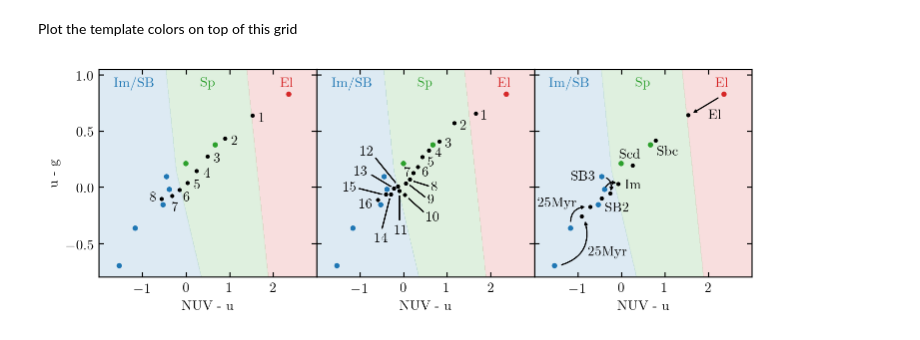
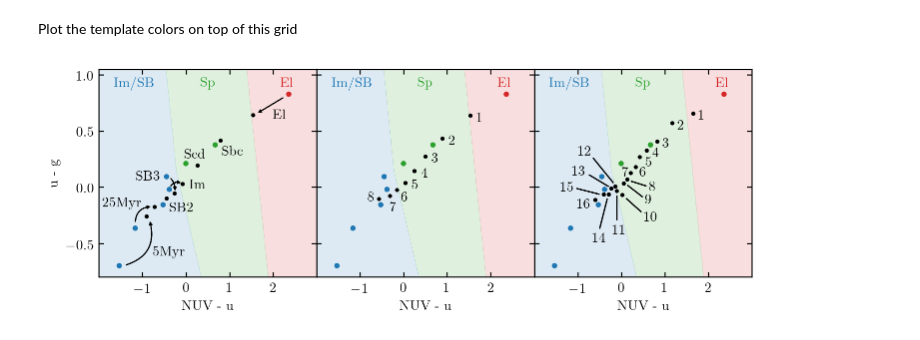
Before and after one commit to dirac-institute/photoz_template_learning, a Jupyter notebook: color_classify.ipynb, the cells around one changed output. Saved outputs shown, nothing was run; the diff lists cells and outputs as text; code cells hidden in the pictures.

Commit message:
Changed the order of the panels in the color classification plot

```diff
--- a/color_classify.ipynb
+++ b/color_classify.ipynb
@@ -113,9 +113,47 @@ for ax in [ax1,ax2,ax3]:
     ax.text(2.3,0.93,'El',c='C3',ha='center',va='center')
 
 
+# The trained cwwsb4 template colors
+
+ax = ax1
+
+ax.scatter(xcolor0_trained,ycolor0_trained,c='k')
+
+style="Simple,tail_width=0.01,head_width=2,head_length=2"
+kw = dict(arrowstyle=style, color="k")
+arrows = []
+for i,(x,y) in enumerate(zip(xcolor0_trained,ycolor0_trained)):
+    if i == 0:
+        arrows.append(patches.FancyArrowPatch((xcolor0[i]-0.08,ycolor0[i]-0.02), (x+0.075,y+0.01),connectionstyle="arc3",lw=0.75,**kw))
+        ax.annotate('El',(x+0.45,y-0.03))
+    if i == 1:
+        ax.annotate('Sbc',(x+0.04,y-0.13))
+    if i == 2:
+        ax.annotate('Scd',(x-0.3,y+0.07))
+    if i == 3:
+        arrows.append(patches.FancyArrowPatch((xcolor0[i],ycolor0[i]+0.01), (x,y),connectionstyle="arc3,rad=-0.5",lw=0.75,**kw))
+        ax.annotate('Im',(x+0.15,y-0.04))
+    if i == 4:
+        arrows.append(patches.FancyArrowPatch((xcolor0[i]+0.05,ycolor0[i]), (x,y+0.005),connectionstyle="arc3,rad=-0.3",lw=0.75,**kw))
+        ax.annotate('SB3',(xcolor0[i]-0.7,ycolor0[i]-0.03))
+    if i == 5:
+        ax.annotate('SB2',(xcolor0[i]+0.15,ycolor0[i]-0.06))
+    if i == 6:
+        arrows.append(patches.FancyArrowPatch((xcolor0[i],ycolor0[i]+0.035), (x-0.05,y),connectionstyle="arc3,rad=-0.5",lw=0.75,**kw))
+        ax.annotate('25Myr',(x-1.2,y))
+    if i == 7:
+        arrows.append(patches.FancyArrowPatch((xcolor0[i]+0.1,ycolor0[i]), (x+0.07,y-0.03),connectionstyle="arc3,rad=.5",lw=0.75,**kw))
+        ax.annotate('5Myr',(x+0.15,y-0.35))
+
+for arrow in arrows:
+    ax.add_patch(arrow)
+
+ax.set_ylabel('u - g')
+
+
 # The 8 trained template colors
 
-ax = ax1
+ax = ax2
 
 ax.scatter(xcolor8,ycolor8,c='k')
 
@@ -129,11 +167,10 @@ for i,(x,y) in enumerate(zip(xcolor8,ycolor8)):
     if i == 7:
         ax.annotate(i+1,(x-0.26,y-0.02))
 
-ax.set_ylabel('u - g')
 
 # The 16 template colors
 
-ax = ax2
+ax = ax3
 
 ax.scatter(xcolor16,ycolor16,c='k')
 
@@ -152,65 +189,31 @@ for i,(x,y) in enumerate(zip(xcolor16,ycolor16)):
     if i == 8:
         ax.annotate(i+1,(x+0.5,y-0.18))
         ax.plot([x+0.1,x+0.43],[y-0.02,y-0.12],c='k',lw=1)
     if i == 9:
         ax.annotate(i+1,(x+0.5,y-0.23))
         ax.plot([x+0.1,x+0.43],[y-0.035,y-0.15],c='k',lw=1)
     if i == 10:
         ax.annotate(i+1,(x-0.1,y-0.38))
         ax.plot([x,x],[y-0.045,y-0.25],c='k',lw=1)
     if i == 11:
         ax.annotate(i+1,(x-0.85,y+0.28))
         ax.plot([x-0.05,x-0.5],[y+0.035,y+0.25],c='k',lw=1)
     if i == 12:
         ax.annotate(i+1,(x-0.9,y+0.12))
         ax.plot([x-0.07,x-0.5],[y+0.02,y+0.12],c='k',lw=1)
     if i == 13:
         ax.annotate(i+1,(x-0.37,y-0.42))
         ax.plot([x-0.03,x-0.2],[y-0.04,y-0.3],c='k',lw=1)
     if i == 14:
         ax.annotate(i+1,(x-0.98,y+0.03))
         ax.plot([x-0.1,x-0.6],[y,y+0.05],c='k',lw=1)
     if i == 15:
         ax.annotate(i+1,(x-0.42,y-0.07))
 
-# The trained cwwsb4 template colors
-
-ax = ax3
-
-ax.scatter(xcolor0_trained,ycolor0_trained,c='k')
-
-style="Simple,tail_width=0.01,head_width=2,head_length=2"
-kw = dict(arrowstyle=style, color="k")
-arrows = []
-for i,(x,y) in enumerate(zip(xcolor0_trained,ycolor0_trained)):
-    if i == 0:
-        arrows.append(patches.FancyArrowPatch((xcolor0[i]-0.08,ycolor0[i]-0.02), (x+0.075,y+0.01),connectionstyle="arc3",lw=0.75,**kw))
-        ax.annotate('El',(x+0.45,y-0.03))
-    if i == 1:
-        ax.annotate('Sbc',(x+0.04,y-0.13))
-    if i == 2:
-        ax.annotate('Scd',(x-0.3,y+0.07))
-    if i == 3:
-        arrows.append(patches.FancyArrowPatch((xcolor0[i],ycolor0[i]), (x,y),connectionstyle="arc3,rad=-0.5",lw=0.75,**kw))
-        ax.annotate('Im',(x+0.15,y-0.04))
-    if i == 4:
-        arrows.append(patches.FancyArrowPatch((xcolor0[i]+0.05,ycolor0[i]), (x,y+0.005),connectionstyle="arc3,rad=-0.5",lw=0.75,**kw))
-        ax.annotate('SB3',(xcolor0[i]-0.7,ycolor0[i]-0.03))
-    if i == 5:
-        ax.annotate('SB2',(xcolor0[i]+0.15,ycolor0[i]-0.06))
-    if i == 6:
-        arrows.append(patches.FancyArrowPatch((xcolor0[i],ycolor0[i]+0.035), (x-0.07,y),connectionstyle="arc3,rad=-0.5",lw=0.75,**kw))
-        ax.annotate('25Myr',(x-1.2,y))
-    if i == 7:
-        arrows.append(patches.FancyArrowPatch((xcolor0[i]+0.1,ycolor0[i]), (x+0.07,y-0.03),connectionstyle="arc3,rad=.5",lw=0.75,**kw))
-        ax.annotate('25Myr',(x+0.15,y-0.35))
-
-for arrow in arrows:
-    plt.gca().add_patch(arrow)
 
 fig.tight_layout(pad=0.2, h_pad=0, w_pad=0)
 fig.savefig('plots/color_classify.pdf')
 
 plt.show()
 # %% [output]
-[figure, old version]
+[figure, new version]
```
Also changed, not shown: 1 other file.
